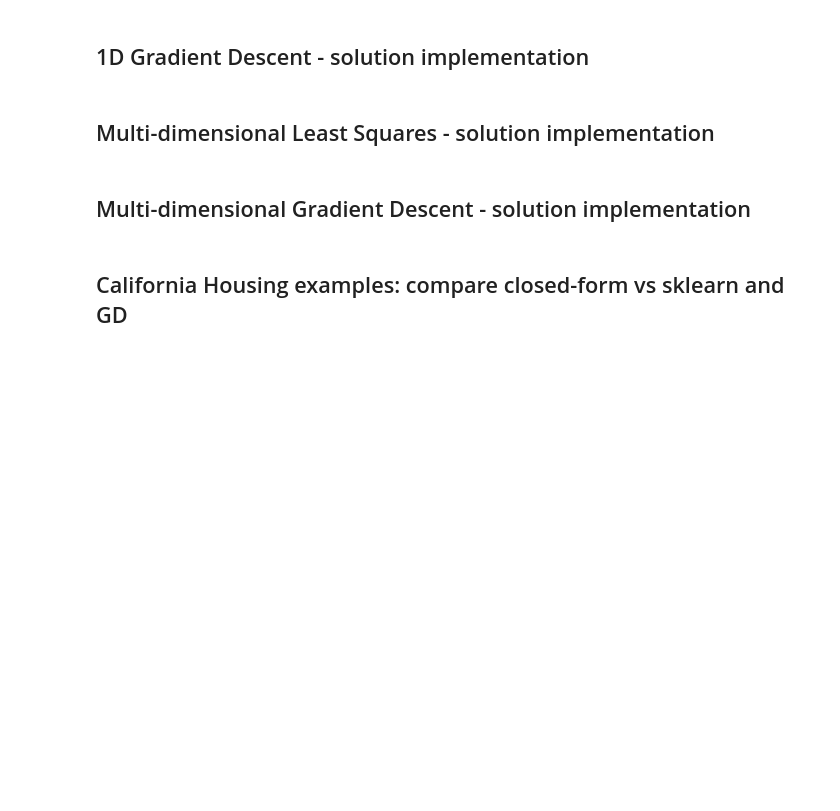
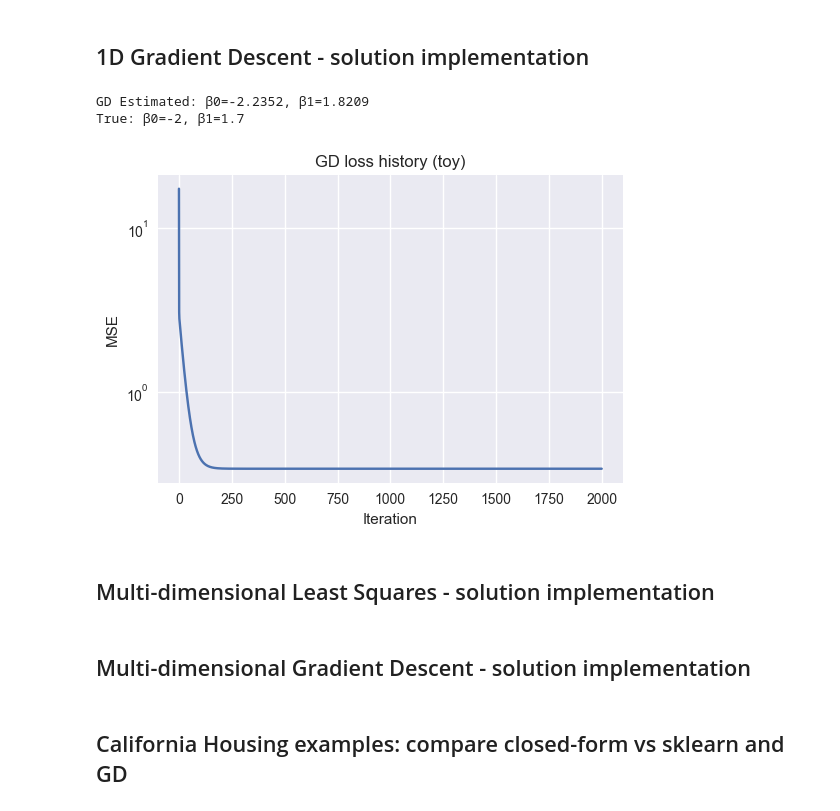
Before and after one commit to sabalanya/CUNEF-Deep-Learning, a Jupyter notebook: fundamentals/linear_regression_solutions.ipynb, the cells around one changed output. Cells and saved outputs as stored; diff of their text form; code cells hidden in the pictures; blank space fills up the shorter version.

```diff
--- a/fundamentals/linear_regression_solutions.ipynb
+++ b/fundamentals/linear_regression_solutions.ipynb
@@ -83,8 +88,8 @@ def fit_linear_regression_gd(X, y, learning_rate=0.01, n_steps=1000):
     X = np.asarray(X).ravel()
     y = np.asarray(y).ravel()
     n = X.shape[0]
-    beta0 = 0.0
-    beta1 = 0.0
+    beta0 = np.random.randn()
+    beta1 = np.random.randn()
     loss_history = []
     for _ in range(n_steps):
         y_pred = beta0 + beta1 * X
@@ -99,15 +104,20 @@ def fit_linear_regression_gd(X, y, learning_rate=0.01, n_steps=1000):
 # %%
 # Test GD on toy data
 b0_gd, b1_gd, loss_hist = fit_linear_regression_gd(X_obs, y_obs, learning_rate=0.05, n_steps=2000)
 print(f'GD Estimated: β0={b0_gd:.4f}, β1={b1_gd:.4f}')
 print(f'True: β0={B0}, β1={B1}')
 
 plt.figure(figsize=(6,4))
 plt.plot(loss_hist)
 plt.title('GD loss history (toy)')
+plt.semilogy()  # Log scale for better visibility
 plt.xlabel('Iteration')
 plt.ylabel('MSE')
 plt.show()
+# %% [output]
+GD Estimated: β0=-2.2352, β1=1.8209
+True: β0=-2, β1=1.7
+[figure, added]
 # %% [markdown]
 ## Multi-dimensional Least Squares - solution implementation
 # %%
```
Also changed, not shown: parts of 6 cells of this notebook.
